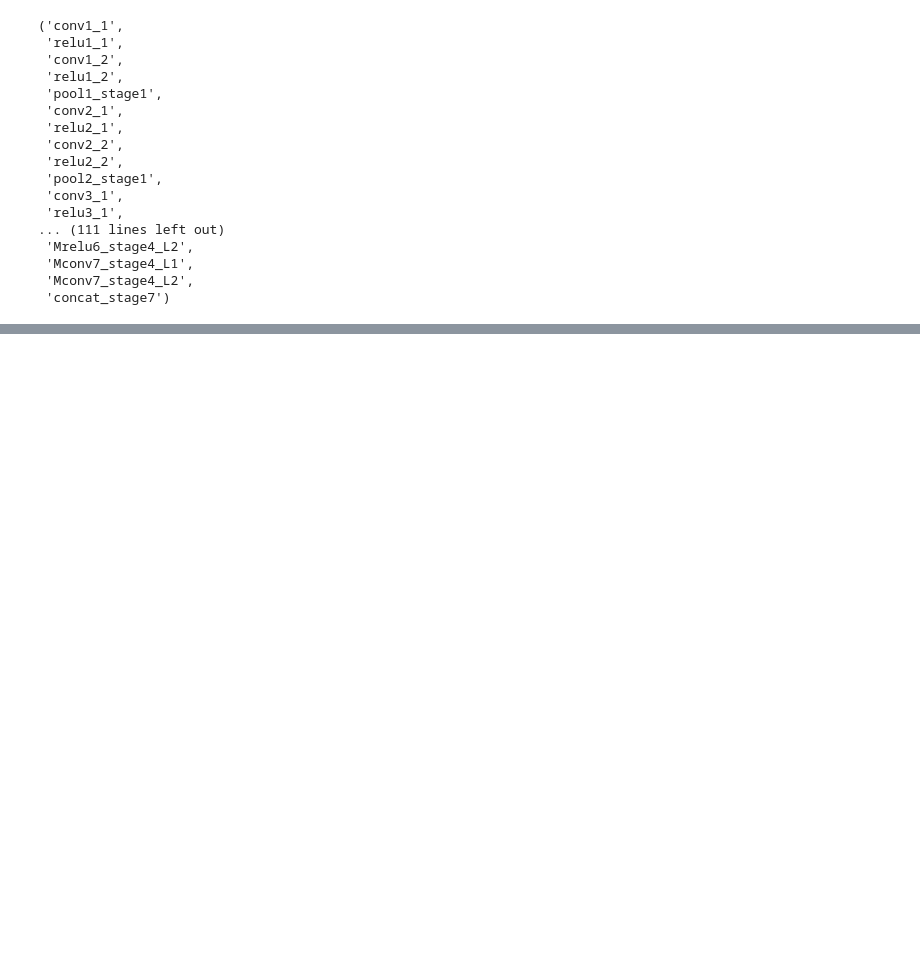
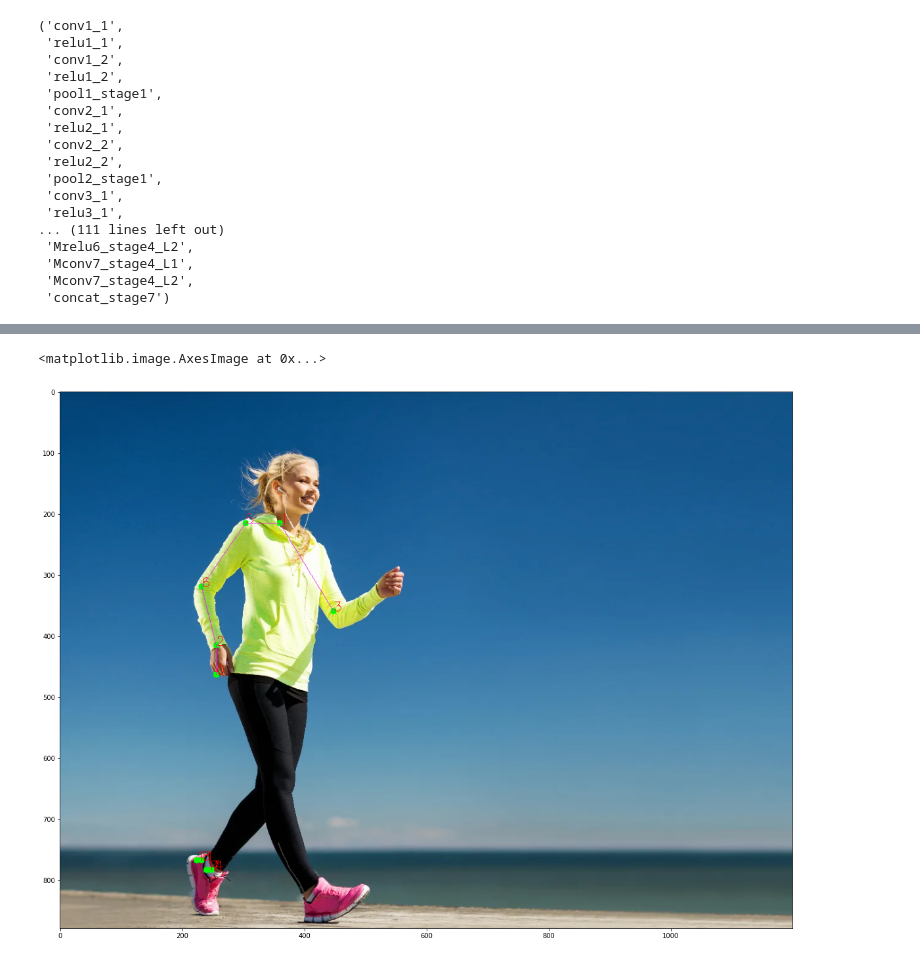
Before and after one commit to mralamdari/Computer-Vision-Projects, a Jupyter notebook: Gestures_Recognition.ipynb, the cells around one changed output, grey strips where cells are left out. Saved outputs shown, nothing was run; the diff lists cells and outputs as text; code cells hidden in the pictures; blank space fills up the shorter version.

```diff
--- a/Gestures_Recognition.ipynb
+++ b/Gestures_Recognition.ipynb
@@ -112,0 +134,15 @@ plt.imshow(cv2.cvtColor(img, cv2.COLOR_BGR2RGB))
+# %%
+point_connection = [[1, 5], [5, 6], [6, 2], [2, 0], [1, 3]]
+# %%
+for connection in point_connection:
+  partA = connection[0]
+  partB = connection[1]
+
+  if points[partA] and points[partB]:
+    cv2.line(img, points[partA], points[partB], (243, 34,233))
+
+plt.figure(figsize=(20, 20))
+plt.imshow(cv2.cvtColor(img, cv2.COLOR_BGR2RGB))
+# %% [output]
+<matplotlib.image.AxesImage at 0x...>
+[figure, added]
```
Also changed, not shown: parts of 8 cells of this notebook.
